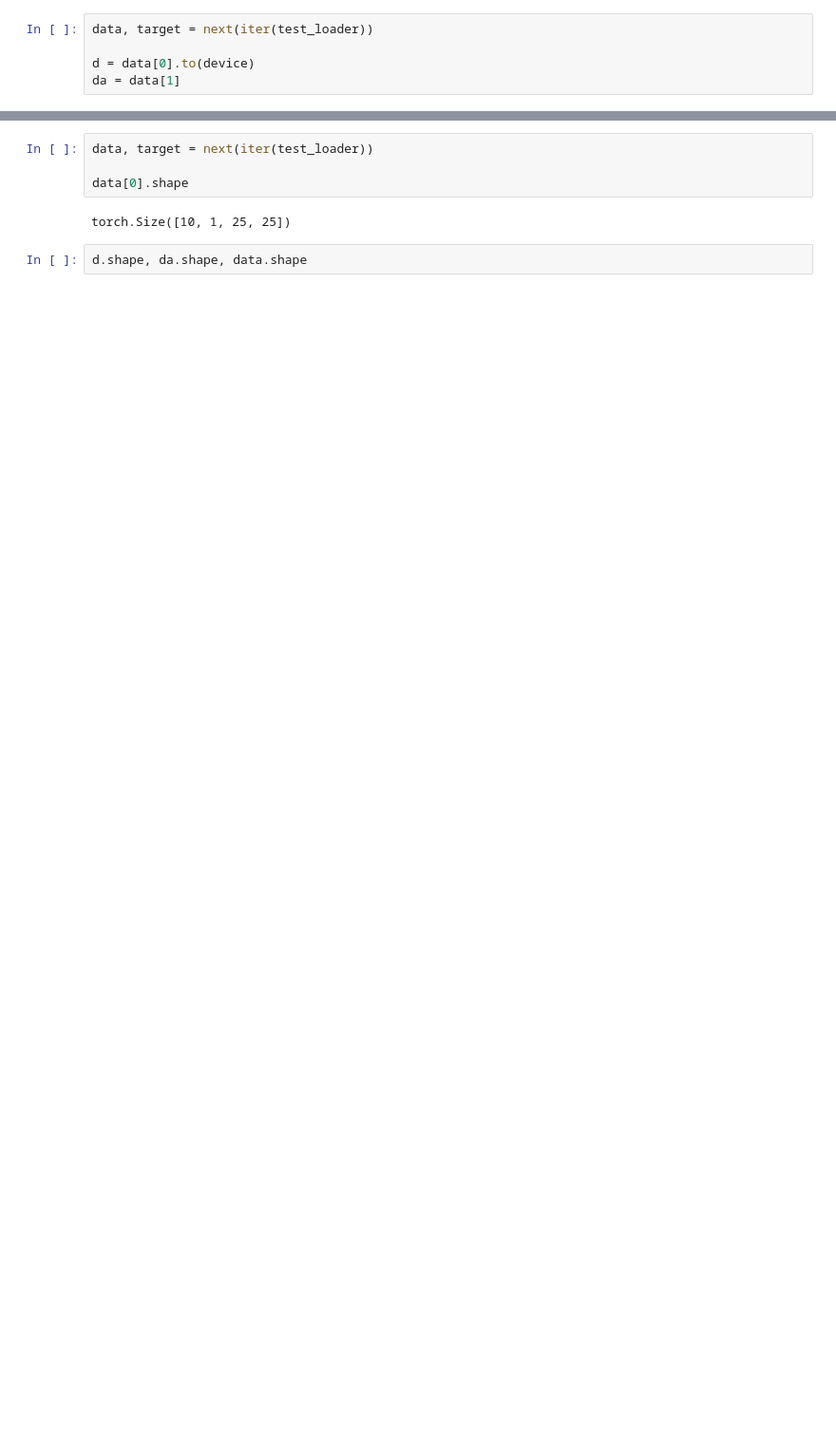
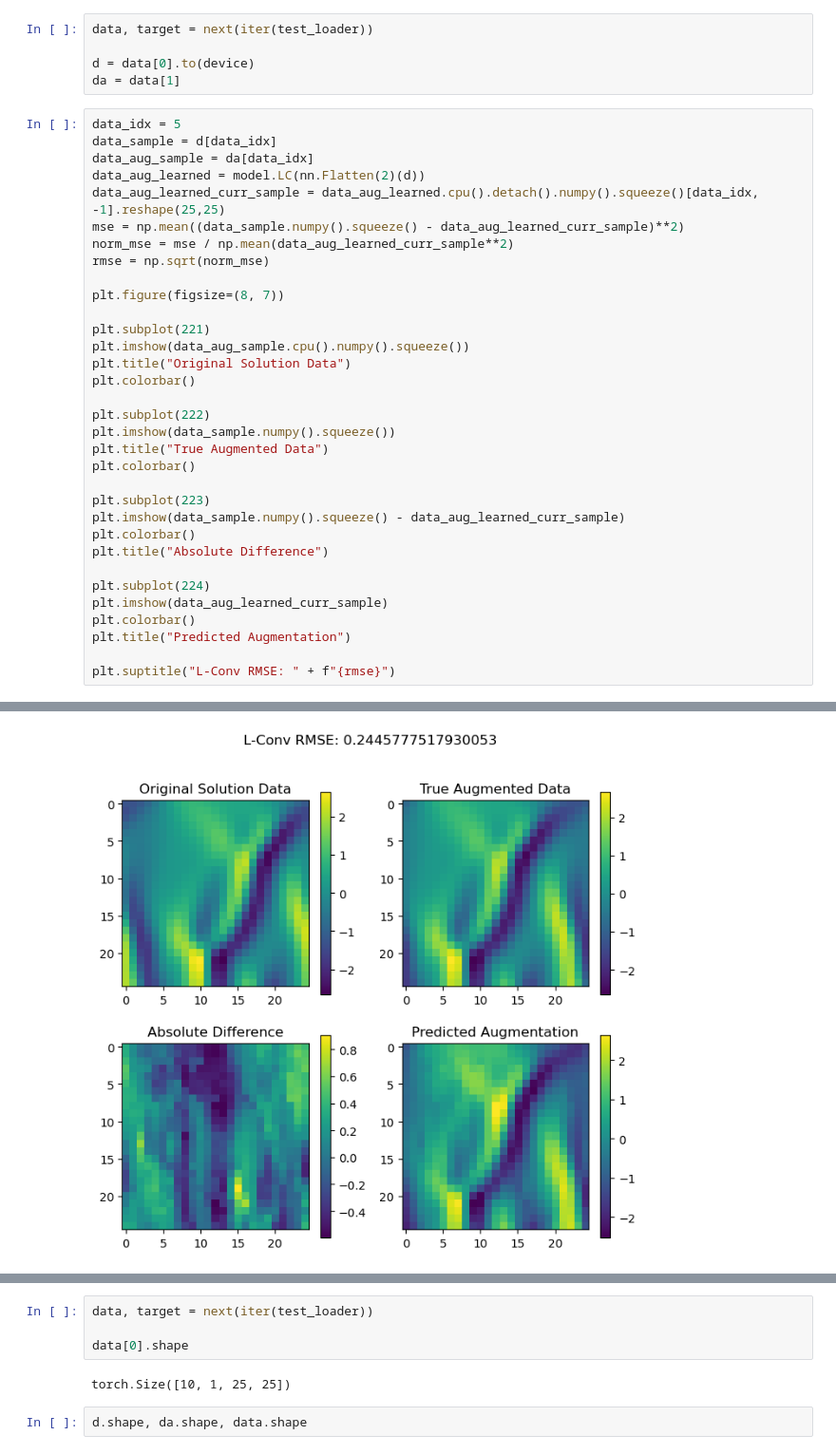
Before and after one commit to alizma/symmetry_learning, a Jupyter notebook: l_conv_demo.ipynb, the cells around one changed output, grey strips where cells are left out. Shown at 95% size. Drawn from its saved outputs; the diff is of its cells as text; blank space fills up the shorter version.

```diff
--- a/l_conv_demo.ipynb
+++ b/l_conv_demo.ipynb
@@ -631,3 +638,37 @@ data, target = next(iter(test_loader))
 
 d = data[0].to(device)
 da = data[1]
+# %%
+data_idx = 5
+data_sample = d[data_idx]
+data_aug_sample = da[data_idx]
+data_aug_learned = model.LC(nn.Flatten(2)(d))
+data_aug_learned_curr_sample = data_aug_learned.cpu().detach().numpy().squeeze()[data_idx, -1].reshape(25,25)
+mse = np.mean((data_sample.numpy().squeeze() - data_aug_learned_curr_sample)**2)
+norm_mse = mse / np.mean(data_aug_learned_curr_sample**2)
+rmse = np.sqrt(norm_mse)
+
+plt.figure(figsize=(8, 7))
+
+plt.subplot(221)
+plt.imshow(data_aug_sample.cpu().numpy().squeeze())
+plt.title("Original Solution Data")
+plt.colorbar()
+
+plt.subplot(222)
+plt.imshow(data_sample.numpy().squeeze())
+plt.title("True Augmented Data")
+plt.colorbar()
+
+plt.subplot(223)
+plt.imshow(data_sample.numpy().squeeze() - data_aug_learned_curr_sample)
+plt.colorbar()
+plt.title("Absolute Difference")
+
+plt.subplot(224)
+plt.imshow(data_aug_learned_curr_sample)
+plt.colorbar()
+plt.title("Predicted Augmentation")
+
+plt.suptitle("L-Conv RMSE: " + f"{rmse}")
+# %% [output]
@@ -634,3 +676,4 @@ da = data[1]
+[figure, added]
 # %%
 data_idx = 2
 data_sample = d[data_idx]
```
Also changed, not shown: parts of 8 cells of this notebook, 4 other files.
